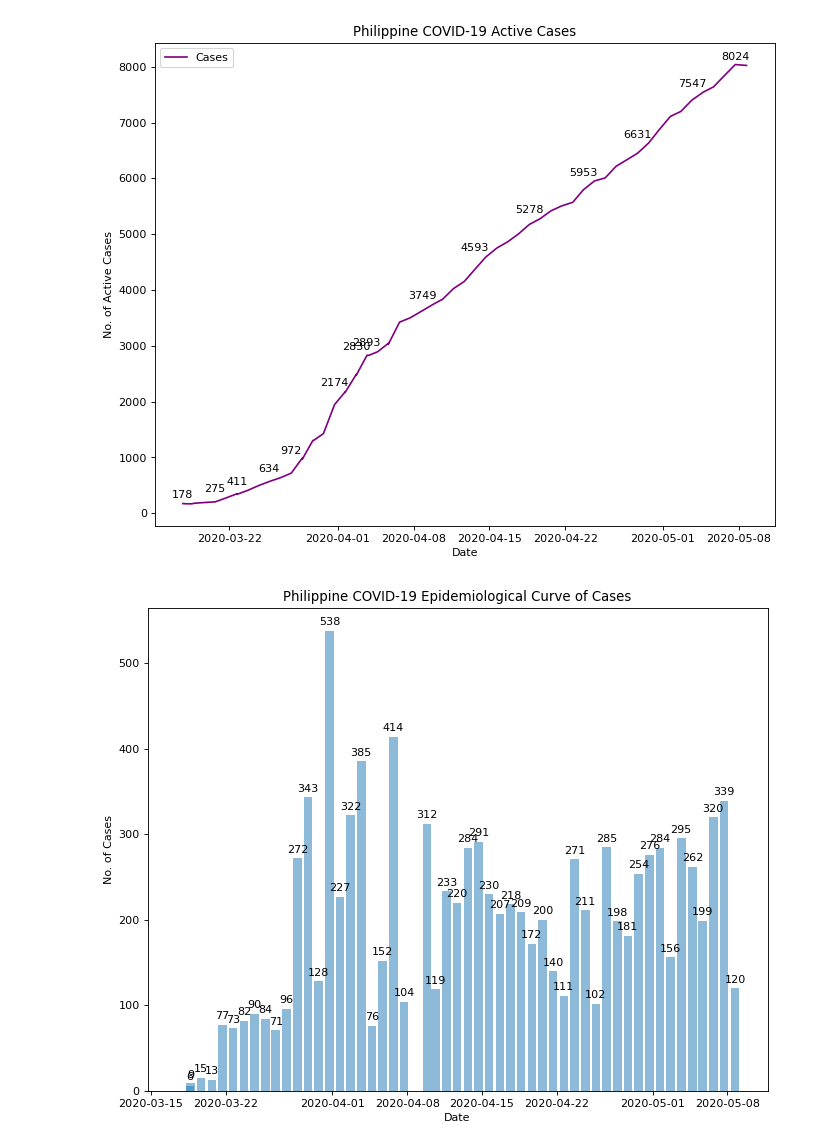
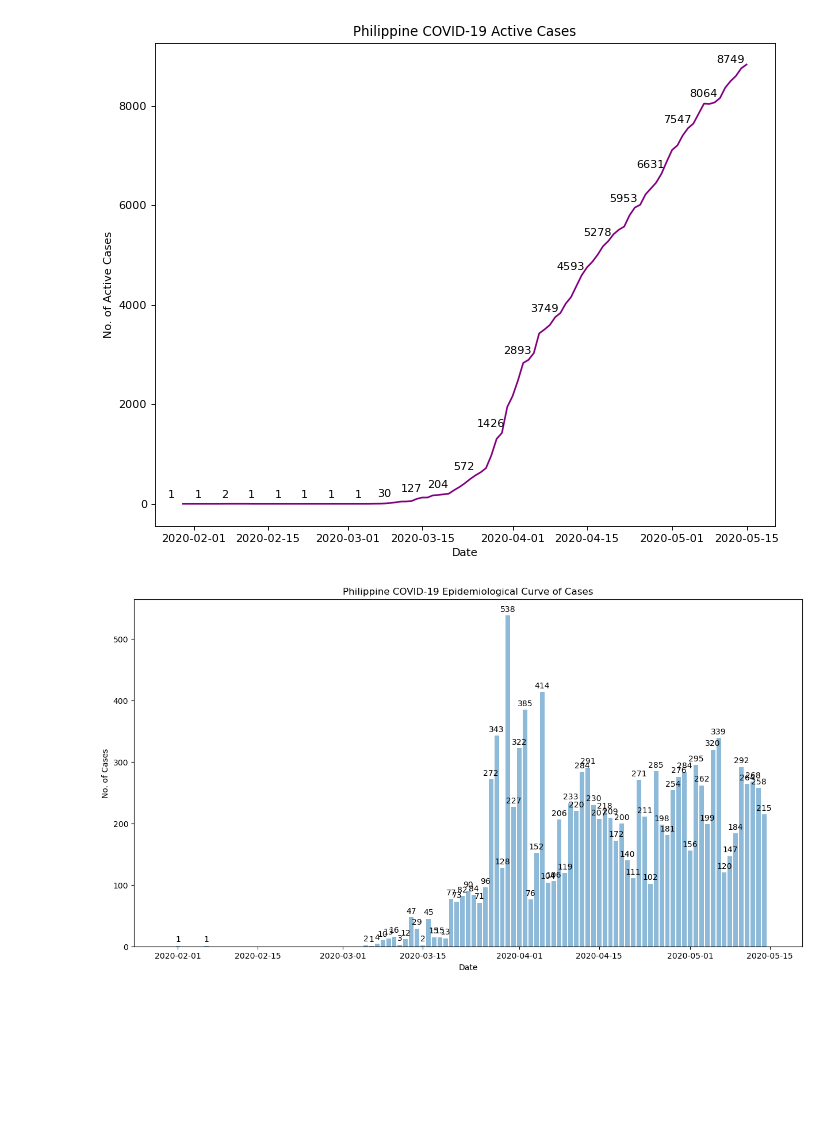
Before and after one commit to jgarivera/covid19-ph-tracker, a Jupyter notebook: COVID-19_PH.ipynb, the cells around one changed output. Cells and saved outputs as stored; diff of their text form; code cells hidden in the pictures; blank space fills up the shorter version.

```diff
--- a/COVID-19_PH.ipynb
+++ b/COVID-19_PH.ipynb
@@ -32,17 +9,20 @@ statuses = [s for s in df[tag] if s.startswith("Status")]
+# %%
+r = requests.get("https://api.covid19api.com/dayone/country/philippines")
+js = json.loads(r.content)
 # %%
 dataset = []
-for s in statuses:
-    entries = re.split(r"\n+", s)
-
+for s in js:
     # Indices Mapping.
     # 0 - date, 1 - cases, 2 - deaths, 3 - recovered, 4 -
-    date = dt.strptime(entries[0][13:len(entries[0]) - 1], "%d %B %Y, %I:%M %p")
-    cases = [int(s) for s in entries[1].split() if s.isdigit()][0]
-    deaths = [int(s) for s in entries[2].split() if s.isdigit()][0]
-    recoveries = [int(s) for s in entries[3].split() if s.isdigit()][0]
+    date = dt.strptime(s["Date"], "%Y-%m-%dT%H:%M:%SZ")
+
+    cases = s["Confirmed"]
+    deaths = s["Deaths"]
+    recoveries = s["Recovered"]
+
     active_cases = cases - recoveries - deaths
 
-    # Append to data set
+        # Append to data set
     dataset.append({"date": date, "cases": cases, "deaths": deaths, "recoveries": recoveries, "active_cases": active_cases})
 # %%
 size = len(dataset)
@@ -51,9 +31,9 @@ for i in range(size):
     if i + 1 < size:
         prev_data = dataset[i + 1]
 
-        cases_diff = data["cases"] - prev_data["cases"]
-        deaths_diff = data["deaths"] - prev_data["deaths"]
-        recoveries_diff = data["recoveries"] - prev_data["recoveries"]
+        cases_diff =  prev_data["cases"] - data["cases"]
+        deaths_diff = prev_data["deaths"] - data["deaths"]
+        recoveries_diff = prev_data["recoveries"] - data["recoveries"]
 
         data["cases_diff"] = cases_diff
         data["deaths_diff"] = deaths_diff
@@ -148,21 +128,21 @@ plt.plot(xs, ys, label="Cases", color="purple")
 
 plt.show()
 # %% [output]
-[figure, old version]
+[figure, new version]
 # %%
-fig = plt.figure(figsize=(10, 8), dpi= 80, facecolor='w', edgecolor='k')
+fig = plt.figure(figsize=(15, 8), dpi= 100, facecolor='w', edgecolor='k')
 
 plt.title("Philippine COVID-19 Epidemiological Curve of Cases")
 plt.xlabel("Date")
 plt.ylabel("No. of Cases")
 
 xs = covid_df["date"]
 ys = covid_df["cases_diff"]
 
 label(xs, ys, 1, "black", 0, 5)
 plt.bar(xs, ys, align='center', alpha=0.5)
 
 plt.show()
 # %% [output]
-[figure, old version]
+[figure, new version]
 # %%
```
Also changed, not shown: parts of 8 cells of this notebook.
